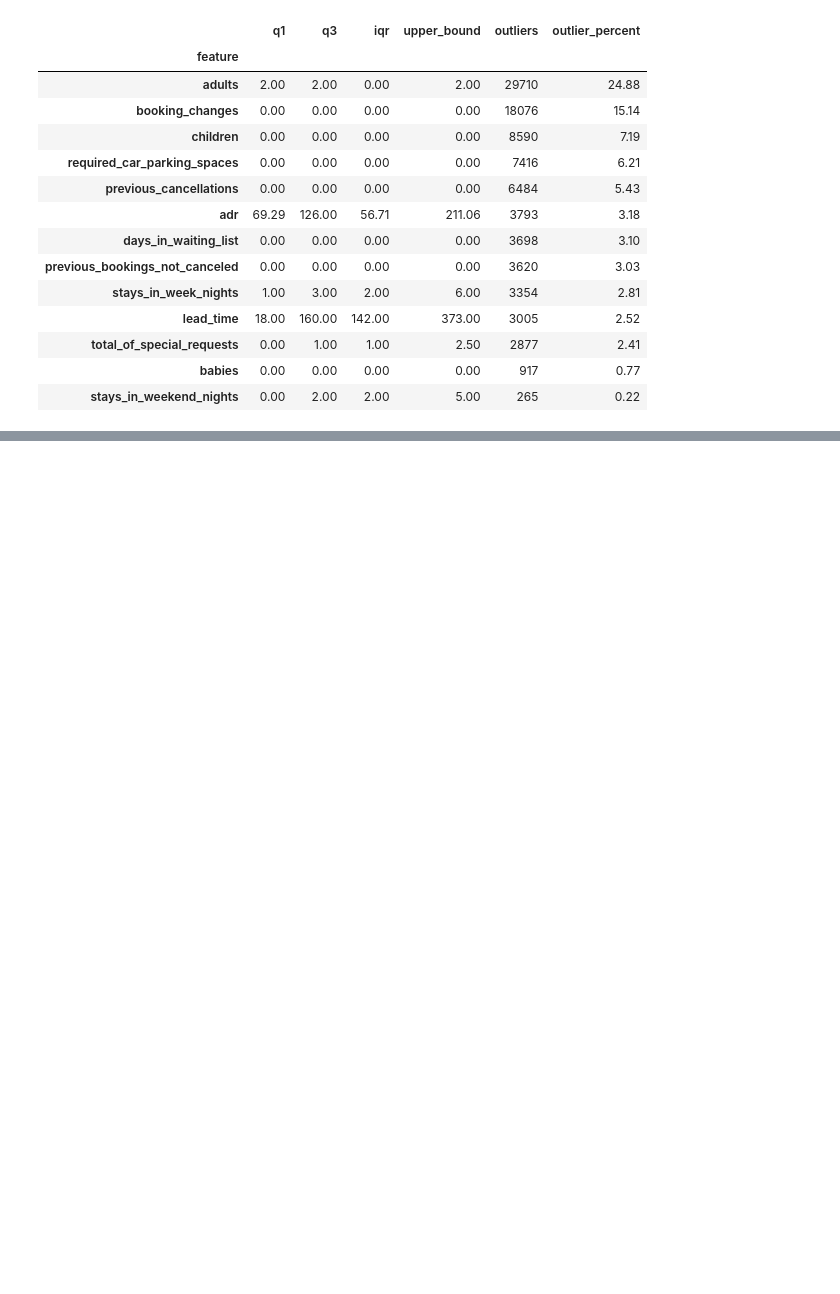
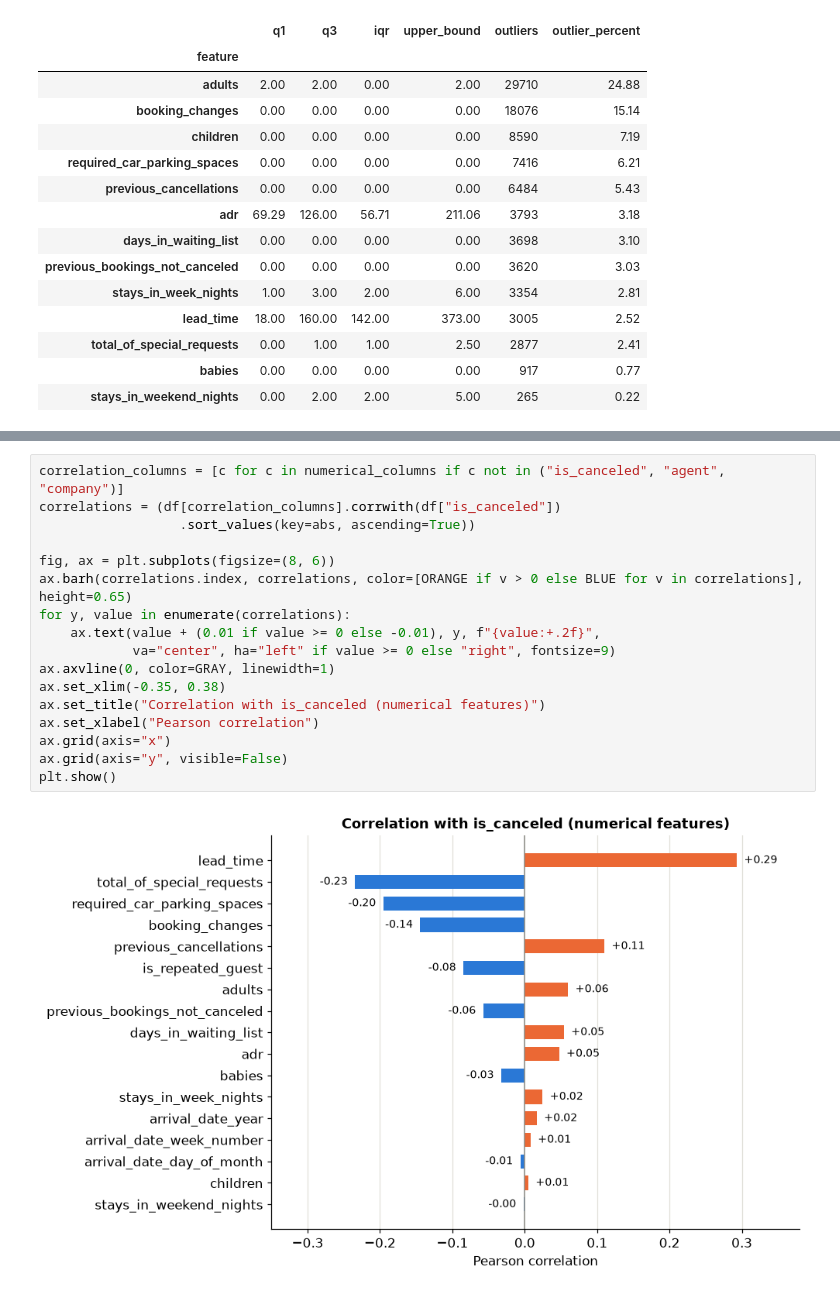
Before and after one commit to Buse04/hotel-cancellation, a Jupyter notebook: notebooks/01_eda.ipynb, the cells around one changed output, grey strips where cells are left out. Cells and saved outputs as stored; diff of their text form; blank space fills up the shorter version.

```diff
--- a/notebooks/01_eda.ipynb
+++ b/notebooks/01_eda.ipynb
@@ -348,0 +425,19 @@ iqr_outlier_summary(df, key_numerical)
+# %%
+correlation_columns = [c for c in numerical_columns if c not in ("is_canceled", "agent", "company")]
+correlations = (df[correlation_columns].corrwith(df["is_canceled"])
+                  .sort_values(key=abs, ascending=True))
+
+fig, ax = plt.subplots(figsize=(8, 6))
+ax.barh(correlations.index, correlations, color=[ORANGE if v > 0 else BLUE for v in correlations], height=0.65)
+for y, value in enumerate(correlations):
+    ax.text(value + (0.01 if value >= 0 else -0.01), y, f"{value:+.2f}",
+            va="center", ha="left" if value >= 0 else "right", fontsize=9)
+ax.axvline(0, color=GRAY, linewidth=1)
+ax.set_xlim(-0.35, 0.38)
+ax.set_title("Correlation with is_canceled (numerical features)")
+ax.set_xlabel("Pearson correlation")
+ax.grid(axis="x")
+ax.grid(axis="y", visible=False)
+plt.show()
+# %% [output]
+[figure, added]
```
Also changed, not shown: parts of 27 cells of this notebook.
